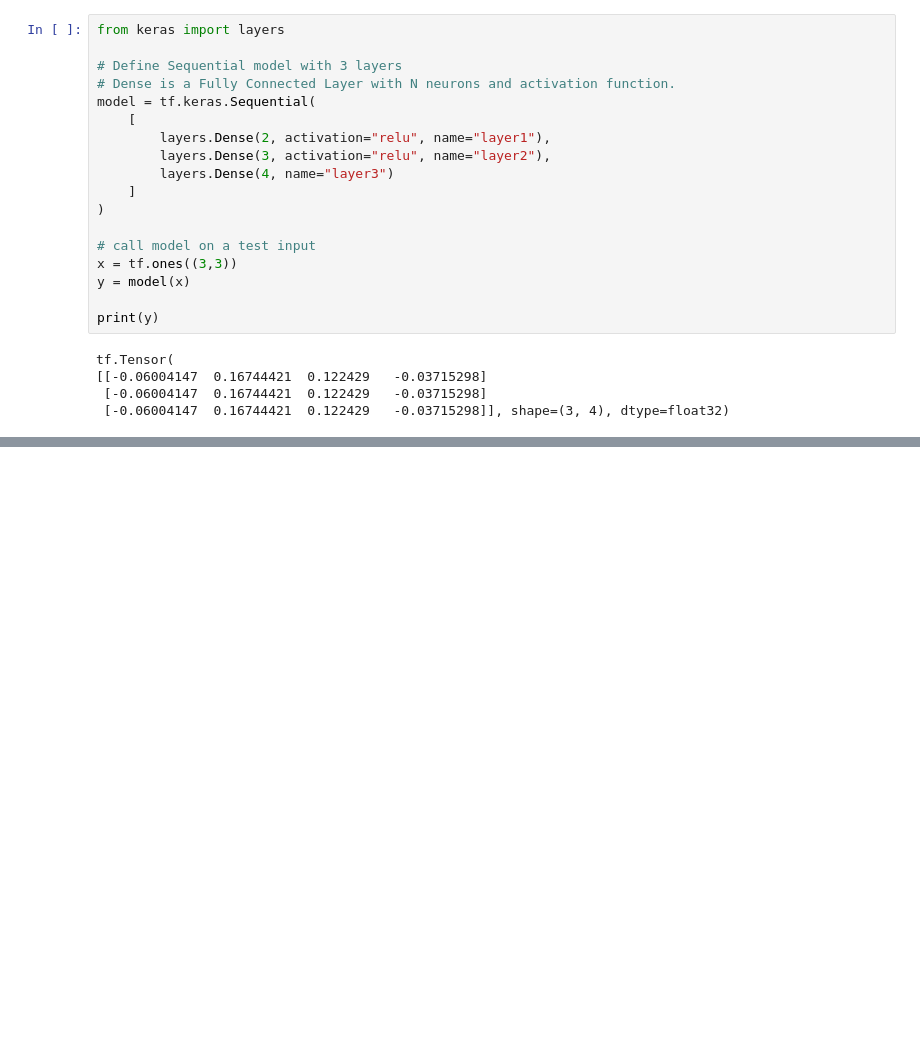
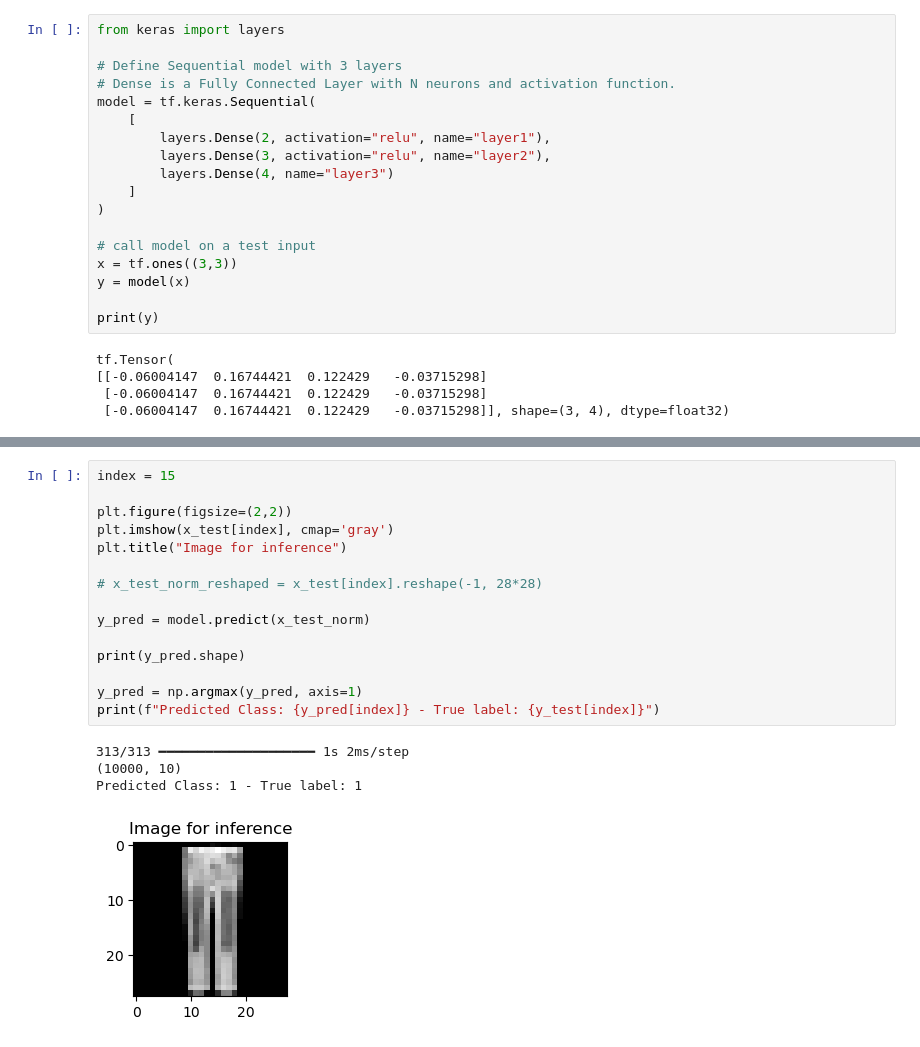
Before and after one commit to dgayet/ml_fpga_unmdp, a Jupyter notebook: tensorflow_basics/hello_world.ipynb, the cells around one changed output, grey strips where cells are left out. Saved outputs shown, nothing was run; the diff lists cells and outputs as text; blank space fills up the shorter version.

```diff
--- a/tensorflow_basics/hello_world.ipynb
+++ b/tensorflow_basics/hello_world.ipynb
@@ -67,0 +249,20 @@ tf.Tensor(
+# %%
+index = 15
+
+plt.figure(figsize=(2,2))
+plt.imshow(x_test[index], cmap='gray')
+plt.title("Image for inference")
+
+# x_test_norm_reshaped = x_test[index].reshape(-1, 28*28)
+
+y_pred = model.predict(x_test_norm)
+
+print(y_pred.shape)
+
+y_pred = np.argmax(y_pred, axis=1)
+print(f"Predicted Class: {y_pred[index]} - True label: {y_test[index]}")
+# %% [output]
+313/313 ━━━━━━━━━━━━━━━━━━━━ 1s 2ms/step
+(10000, 10)
+Predicted Class: 1 - True label: 1
+[figure, added]
```
Also changed, not shown: parts of 18 cells of this notebook, 1 other file.
